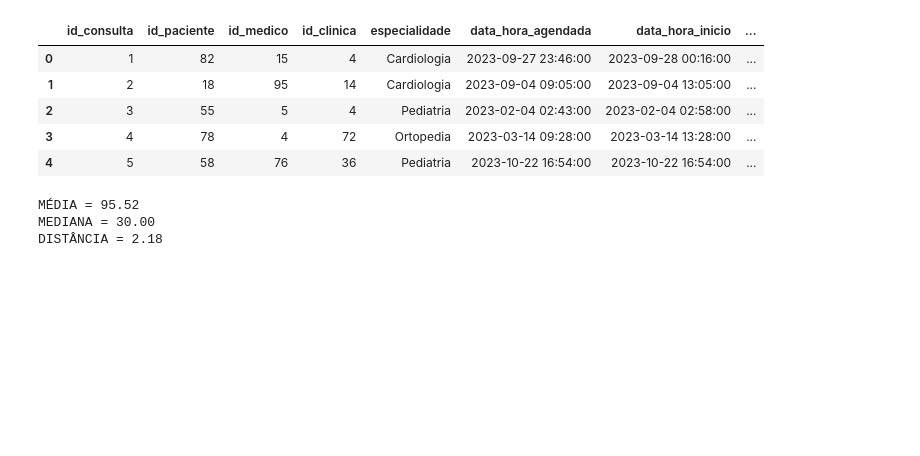
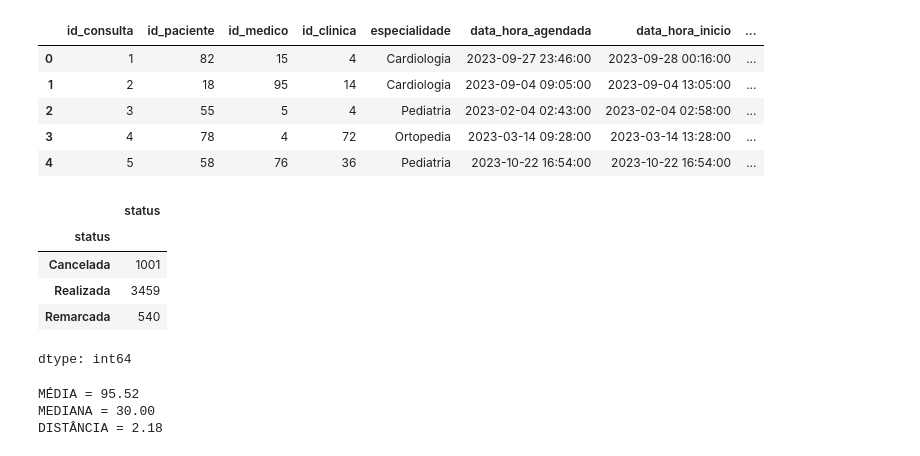
Before and after one commit to vivian-assis/aulasenacbigdata, a Jupyter notebook: ProjetoClinicasNara.ipynb, the cells around one changed output. Saved outputs shown, nothing was run; the diff lists cells and outputs as text; code cells hidden in the pictures; blank space fills up the shorter version.

```diff
--- a/ProjetoClinicasNara.ipynb
+++ b/ProjetoClinicasNara.ipynb
@@ -102,6 +102,16 @@ df_consultas.head(5)
 | 2 | 3 | 55 | 5 | 4 | Pediatria | 2023-02-04 02:43:00 | 2023-02-04 02:58:00 | ... |
 | 3 | 4 | 78 | 4 | 72 | Ortopedia | 2023-03-14 09:28:00 | 2023-03-14 13:28:00 | ... |
 | 4 | 5 | 58 | 76 | 36 | Pediatria | 2023-10-22 16:54:00 | 2023-10-22 16:54:00 | ... |
+# %%
+df_status = df_consultas.groupby('status')['status'].count()
+df_status
+# %% [output]
+|  | status |
+| status |  |
+| Cancelada | 1001 |
+| Realizada | 3459 |
+| Remarcada | 540 |
+dtype: int64
 # %%
 #ARRAY + MÉDIA, MEDIANA E DISTÂNIA TEMPO DE ESPERA
 array_tp_esp = np.array(df_consultas['espera_calc'])
```
Also changed, not shown: parts of 12 cells of this notebook.
